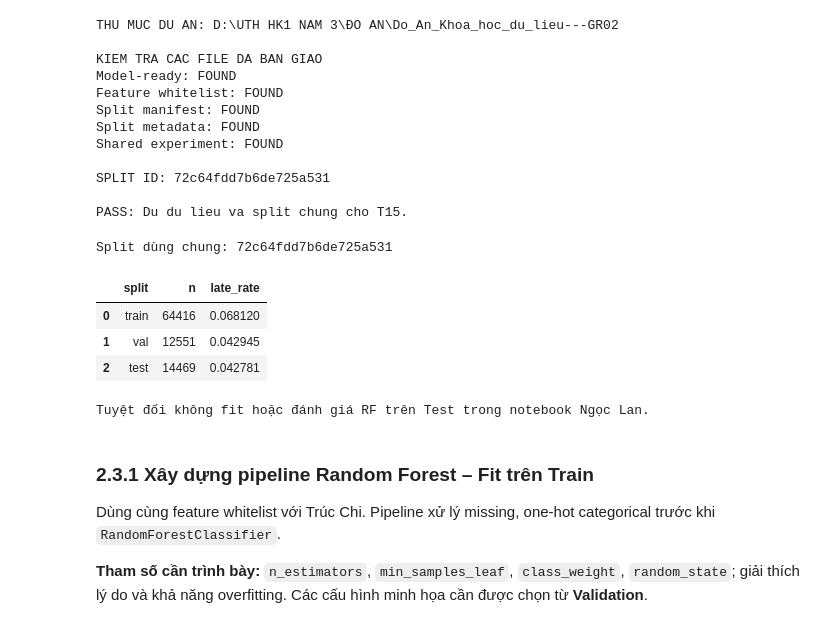
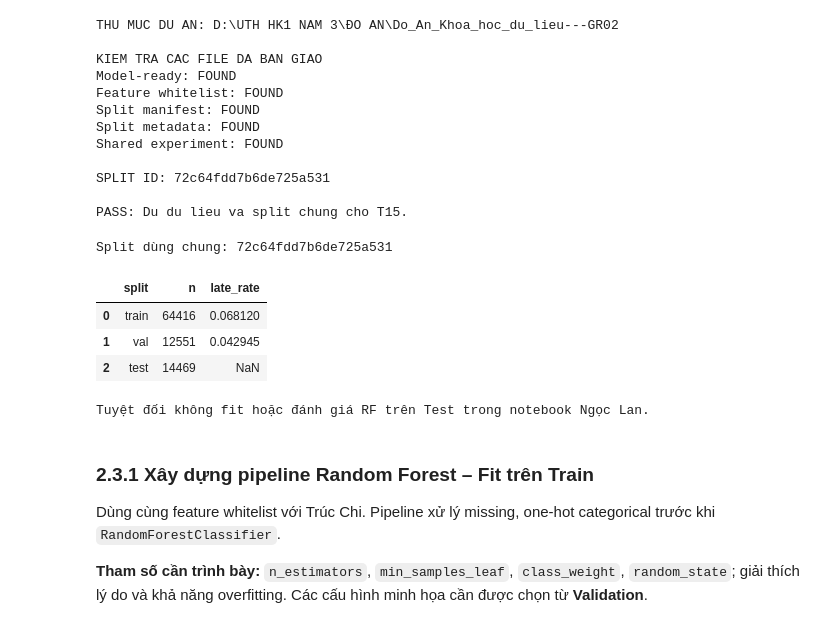
Before and after one commit to tanlen06-debug/Do_An_Khoa_hoc_du_lieu---GR02, a Jupyter notebook: notebooks/02_NGOC_LAN_chuong_2.ipynb, the cells around one changed output. Saved outputs shown, nothing was run; the diff lists cells and outputs as text; code cells hidden in the pictures.

Commit message:
fix(ch02): hide Test label statistics and clean literature cells

```diff
--- a/notebooks/02_NGOC_LAN_chuong_2.ipynb
+++ b/notebooks/02_NGOC_LAN_chuong_2.ipynb
@@ -684,34 +684,44 @@ PASS: Du du lieu va split chung cho T15.
 # %%
 from pathlib import Path
 import sys, json, joblib
 import numpy as np
 import pandas as pd
 from IPython.display import display
 
 ROOT = next((p for p in [Path.cwd().resolve(), *Path.cwd().resolve().parents]
              if (p / "docs" / "DATA_CONTRACT.md").exists()), None)
 if ROOT is None:
     raise FileNotFoundError("Hãy mở notebook trong repo hoặc thư mục notebooks/")
 if str(ROOT) not in sys.path:
     sys.path.insert(0, str(ROOT))
 PROCESSED = ROOT / "data" / "processed"
 from src.experiment import (NUMERIC_FEATURES, CATEGORY_FEATURES, SAFE_FEATURES,
                             get_shared_splits, choose_threshold_on_validation,
                             precision_recall_at_k)
 splits = get_shared_splits(PROCESSED)
 train, val = splits["train"], splits["val"]
 split_id = splits["metadata"]["split_id"]
 print("Split dùng chung:", split_id)
-display(pd.DataFrame([{"split": k, "n": len(splits[k]),
-                       "late_rate": splits[k]["is_late"].mean()}
-                      for k in ("train", "val", "test")]))
+display(pd.DataFrame([
+    {
+        "split": k,
+        "n": len(splits[k]),
+        "late_rate": (
+            splits[k]["is_late"].mean()
+            if k in ("train", "val")
+            else np.nan
+        )
+    }
+    for k in ("train", "val", "test")
+]))
+
 print("Tuyệt đối không fit hoặc đánh giá RF trên Test trong notebook Ngọc Lan.")
 # %% [output]
 Split dùng chung: 72c64fdd7b6de725a531
 |  | split | n | late_rate |
 | 0 | train | 64416 | 0.068120 |
 | 1 | val | 12551 | 0.042945 |
-| 2 | test | 14469 | 0.042781 |
+| 2 | test | 14469 | NaN |
 Tuyệt đối không fit hoặc đánh giá RF trên Test trong notebook Ngọc Lan.
 # %% [markdown]
 ### 2.3.1 Xây dựng pipeline Random Forest – Fit trên Train
```
Also changed, not shown: parts of 5 cells of this notebook.
